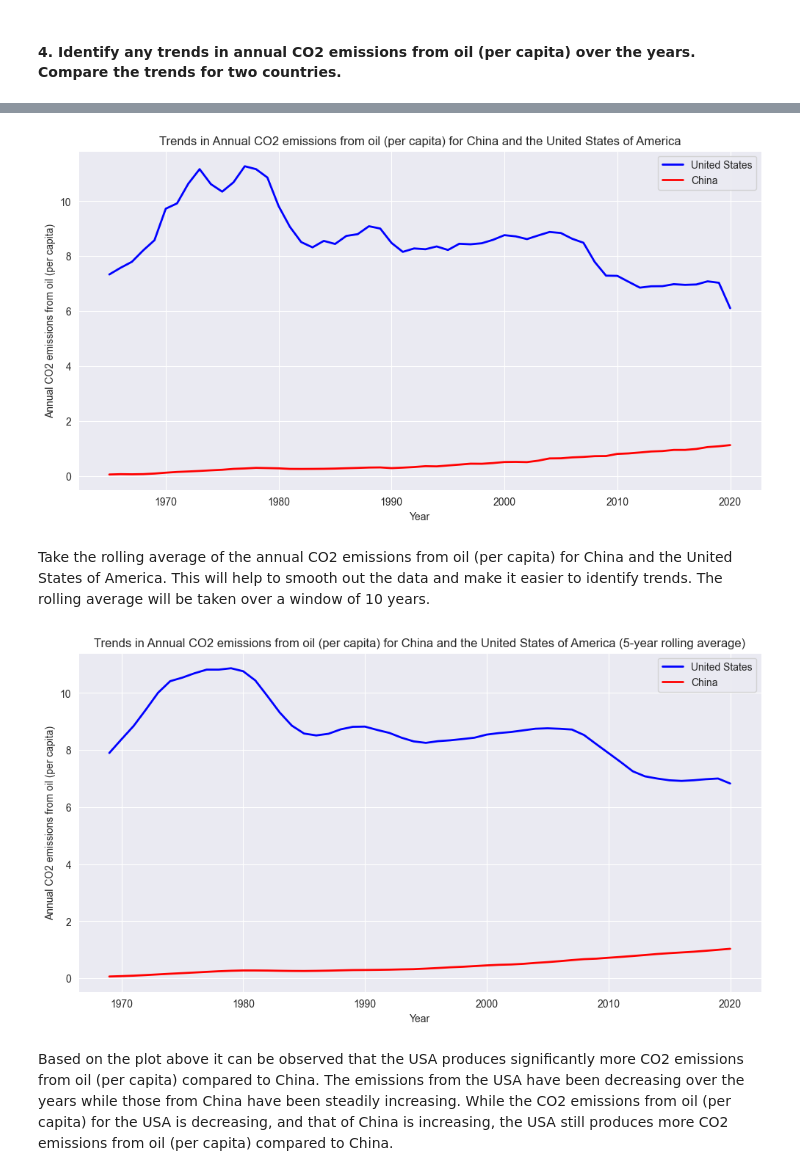
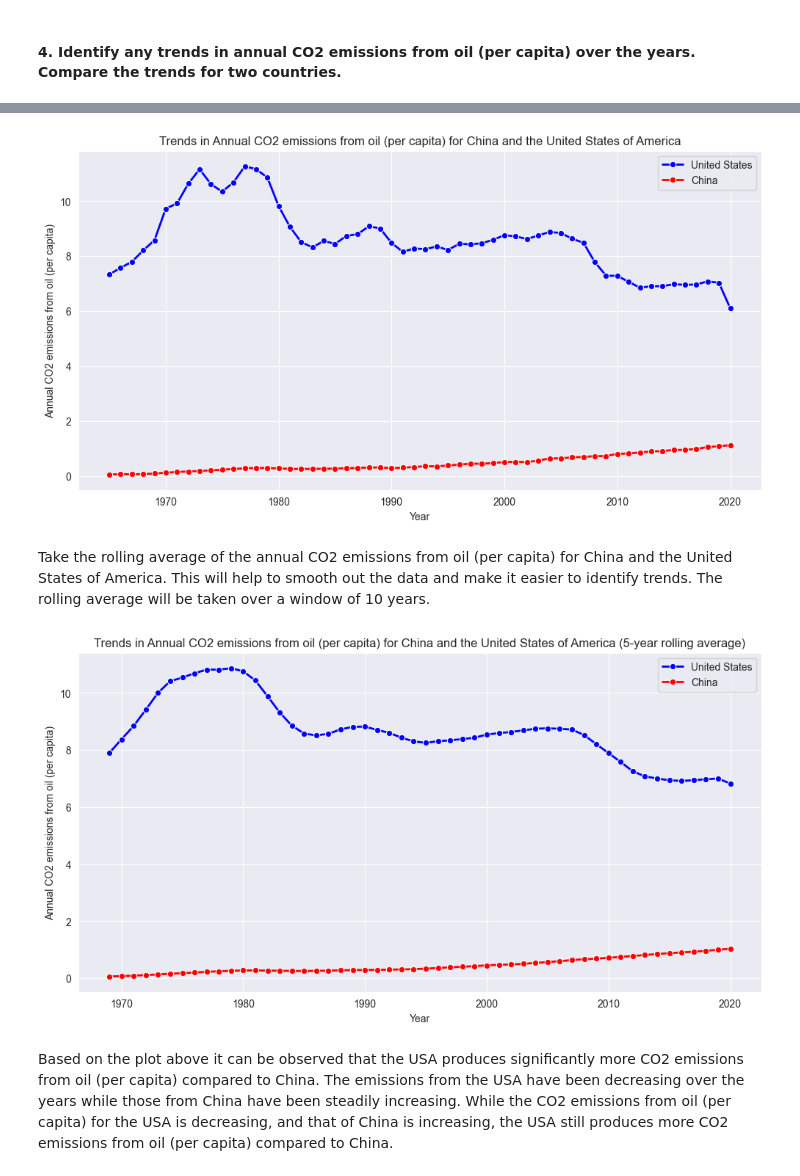
Before and after one commit to IshikaGopie/COMP6940-A4, a Jupyter notebook: section1.ipynb, the cells around one changed output, grey strips where cells are left out. Cells and saved outputs as stored; diff of their text form; code cells hidden in the pictures.

Commit message:
* made graphs look nicer

```diff
--- a/section1.ipynb
+++ b/section1.ipynb
@@ -286,12 +286,13 @@ df_usa
 # %%
 # Plot the trends in annual CO2 emissions from oil (per capita) for China and the United States of America
 plt.figure(figsize=(12, 6))
-sns.lineplot(data=df_usa, x='Year', y='Annual CO2 emissions from oil (per capita)', label='United States', color='blue', linewidth=2)
-sns.lineplot(data=df_china, x='Year', y='Annual CO2 emissions from oil (per capita)', label='China', color='red', linewidth=2)
+# add bullet points to the plot
+sns.lineplot(data=df_usa, x='Year', y='Annual CO2 emissions from oil (per capita)', label='United States', color='blue', linewidth=2, marker='o')
+sns.lineplot(data=df_china, x='Year', y='Annual CO2 emissions from oil (per capita)', label='China', color='red', linewidth=2, marker='o')
 plt.title('Trends in Annual CO2 emissions from oil (per capita) for China and the United States of America')
 plt.show()
 # %% [output]
-[figure, old version]
+[figure, new version]
 # %% [markdown]
 Take the rolling average of the annual CO2 emissions from oil (per capita) for China and the United States of America. This will help to smooth out the data and make it easier to identify trends. The rolling average will be taken over a window of 10 years.
 # %%
@@ -299,12 +300,12 @@ china_rolling_avg = df_china['Annual CO2 emissions from oil (per capita)'].rolli
 usa_rolling_avg = df_usa['Annual CO2 emissions from oil (per capita)'].rolling(5).mean()
 
 plt.figure(figsize=(12, 6))
-sns.lineplot(data=df_usa, x='Year', y=usa_rolling_avg, label='United States', color='blue', linewidth=2)
-sns.lineplot(data=df_china, x='Year', y=china_rolling_avg, label='China', color='red', linewidth=2)
+sns.lineplot(data=df_usa, x='Year', y=usa_rolling_avg, label='United States', color='blue', linewidth=2, marker='o')
+sns.lineplot(data=df_china, x='Year', y=china_rolling_avg, label='China', color='red', linewidth=2, marker='o')
 plt.title('Trends in Annual CO2 emissions from oil (per capita) for China and the United States of America (5-year rolling average)')
 plt.show()
 # %% [output]
-[figure, old version]
+[figure, new version]
 # %% [markdown]
 Based on the plot above it can be observed that the USA produces significantly more CO2 emissions from oil (per capita) compared to China. The emissions from the USA have been decreasing over the years while those from China have been steadily increasing. While the CO2 emissions from oil (per capita) for the USA is decreasing, and that of China is increasing, the USA still produces more CO2 emissions from oil (per capita) compared to China.
 # %%
```
Also changed, not shown: parts of 10 cells of this notebook.
